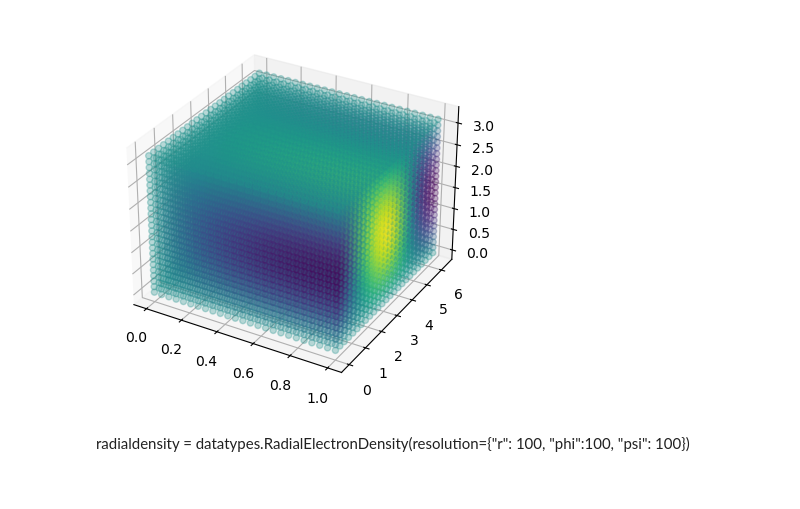
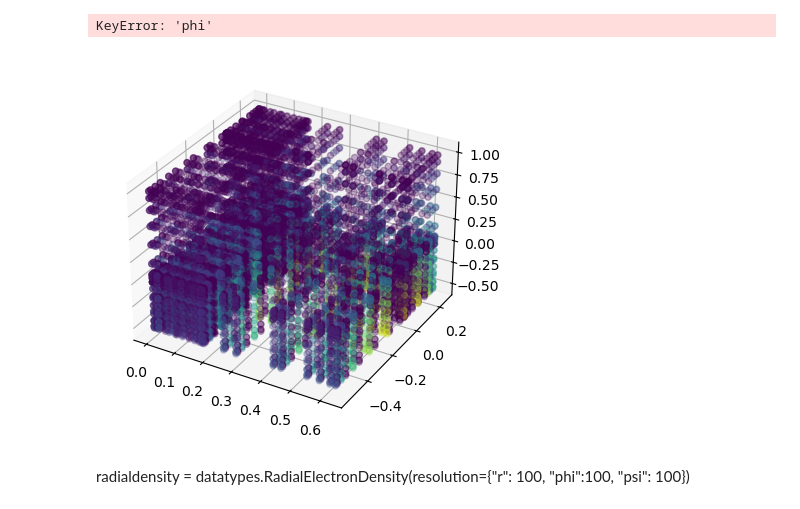
Before and after one commit to patrickwrowe/orbitals, a Jupyter notebook: experiment.ipynb, the cells around one changed output. Cells and saved outputs as stored; diff of their text form; code cells hidden in the pictures.

```diff
--- a/experiment.ipynb
+++ b/experiment.ipynb
@@ -14,7 +14,7 @@ from src import datatypes, definitions, electron_functions
 def eval_wavefunction(n, l, m, resolution):
     radialdensity = datatypes.RadialElectronDensity(resolution=resolution)
 
-    rr, pp, psps = np.meshgrid(radialdensity.density.coords["r"].data, radialdensity.density.coords["phi"].data, radialdensity.density.coords["psi"].data)
+    rr, pp, psps = np.meshgrid(radialdensity.density.coords["r"].data, radialdensity.density.coords["theta"].data, radialdensity.density.coords["psi"].data)
 
     result = electron_functions.wavefunction(n, l, m, rr, pp, psps)
 
@@ -22,17 +36,25 @@ def eval_wavefunction(n, l, m, resolution):
 # %%
-radialdensity = datatypes.RadialElectronDensity(resolution={"r": 25, "phi":25, "psi": 25})
+radialdensity = datatypes.RadialElectronDensity(resolution={"r": 25, "theta":25, "psi": 25})
 
-rr, pp, psps = np.meshgrid(radialdensity.density.coords["r"].data, radialdensity.density.coords["phi"].data, radialdensity.density.coords["psi"].data)
+x, y, z = electron_functions.convert_radial_to_cartesian(radialdensity.density.coords["r"].data, radialdensity.density.coords["theta"].data, radialdensity.density.coords["psi"].data)
+
+rr, pp, psps = np.meshgrid(radialdensity.density.coords["r"].data, radialdensity.density.coords["theta"].data, radialdensity.density.coords["psi"].data)
+
+xx, yy, zz = np.meshgrid(x, y, z)
+# %% [output]
+KeyError: 'phi'
 # %%
 density = eval_wavefunction(2, 1, 1, {"r": 25, "phi":25, "psi": 25})
+# %%
+mask_d = density.clip(min=0.0000000005)
 # %%
 fig = plt.figure()
 ax = fig.add_subplot(projection='3d')
 
-ax.scatter3D(xs=rr, ys=pp, zs=psps, c=density, alpha=0.3)
+ax.scatter3D(xs=xx, ys=yy, zs=zz, c=mask_d, alpha=0.3)
 
 plt.show()
 # %% [output]
-[figure, old version]
+[figure, new version]
 # %% [markdown]
 radialdensity = datatypes.RadialElectronDensity(resolution={"r": 100, "phi":100, "psi": 100})
```
Also changed, not shown: parts of 1 cell of this notebook, 2 other files.
